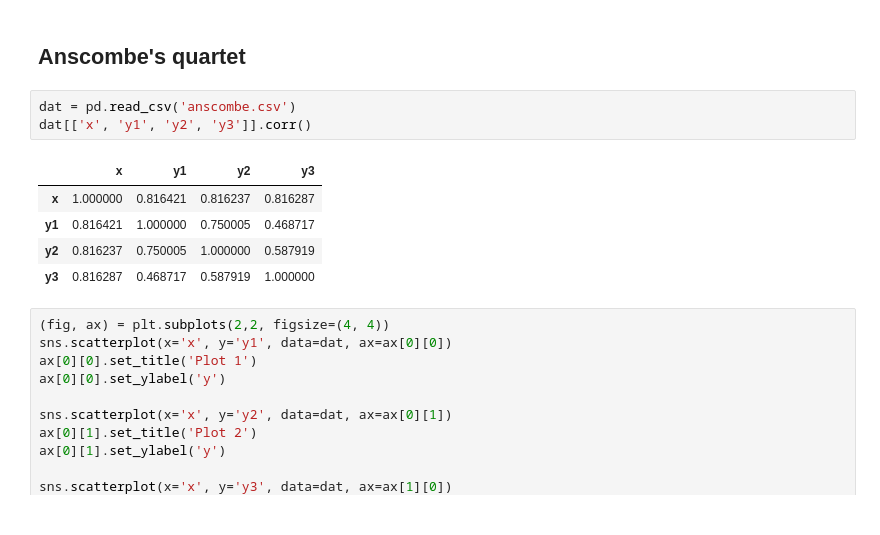
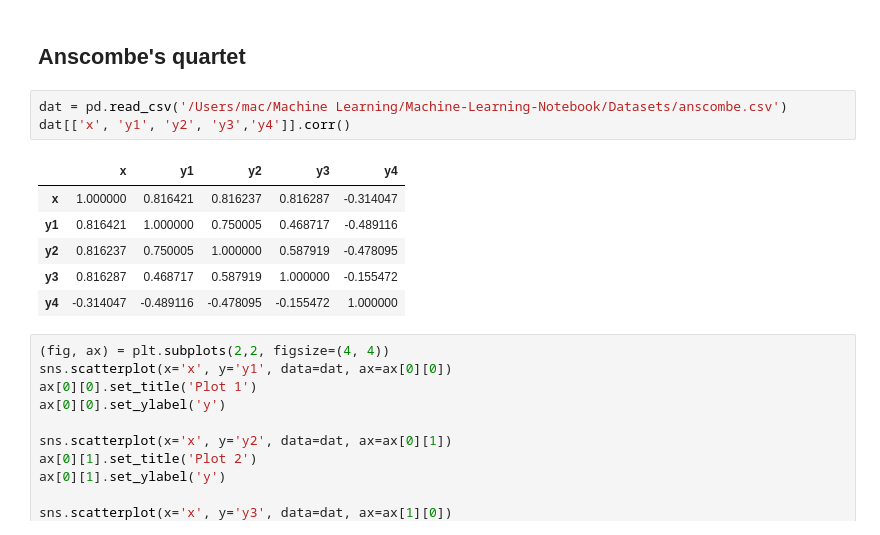
Before and after one commit to Zheng-Lu/Machine-Learning-Notebook, a Jupyter notebook: Regression/Linear-Models.ipynb, the cells around one changed output. Drawn from its saved outputs; the diff is of its cells as text.

```diff
--- a/Regression/Linear-Models.ipynb
+++ b/Regression/Linear-Models.ipynb
@@ -51,14 +71,15 @@ dat['Weight (g)'].corr(dat['Length (mm)'])
 # %% [markdown]
 ## Anscombe's quartet
 # %%
-dat = pd.read_csv('anscombe.csv')
-dat[['x', 'y1', 'y2', 'y3']].corr()
+dat = pd.read_csv('/Users/mac/Machine Learning/Machine-Learning-Notebook/Datasets/anscombe.csv')
+dat[['x', 'y1', 'y2', 'y3','y4']].corr()
 # %% [output]
-|  | x | y1 | y2 | y3 |
-| x | 1.000000 | 0.816421 | 0.816237 | 0.816287 |
-| y1 | 0.816421 | 1.000000 | 0.750005 | 0.468717 |
-| y2 | 0.816237 | 0.750005 | 1.000000 | 0.587919 |
-| y3 | 0.816287 | 0.468717 | 0.587919 | 1.000000 |
+|  | x | y1 | y2 | y3 | y4 |
+| x | 1.000000 | 0.816421 | 0.816237 | 0.816287 | -0.314047 |
+| y1 | 0.816421 | 1.000000 | 0.750005 | 0.468717 | -0.489116 |
+| y2 | 0.816237 | 0.750005 | 1.000000 | 0.587919 | -0.478095 |
+| y3 | 0.816287 | 0.468717 | 0.587919 | 1.000000 | -0.155472 |
+| y4 | -0.314047 | -0.489116 | -0.478095 | -0.155472 | 1.000000 |
 # %%
 (fig, ax) = plt.subplots(2,2, figsize=(4, 4))
 sns.scatterplot(x='x', y='y1', data=dat, ax=ax[0][0])
```
Also changed, not shown: parts of 9 cells of this notebook, 1 other file.
